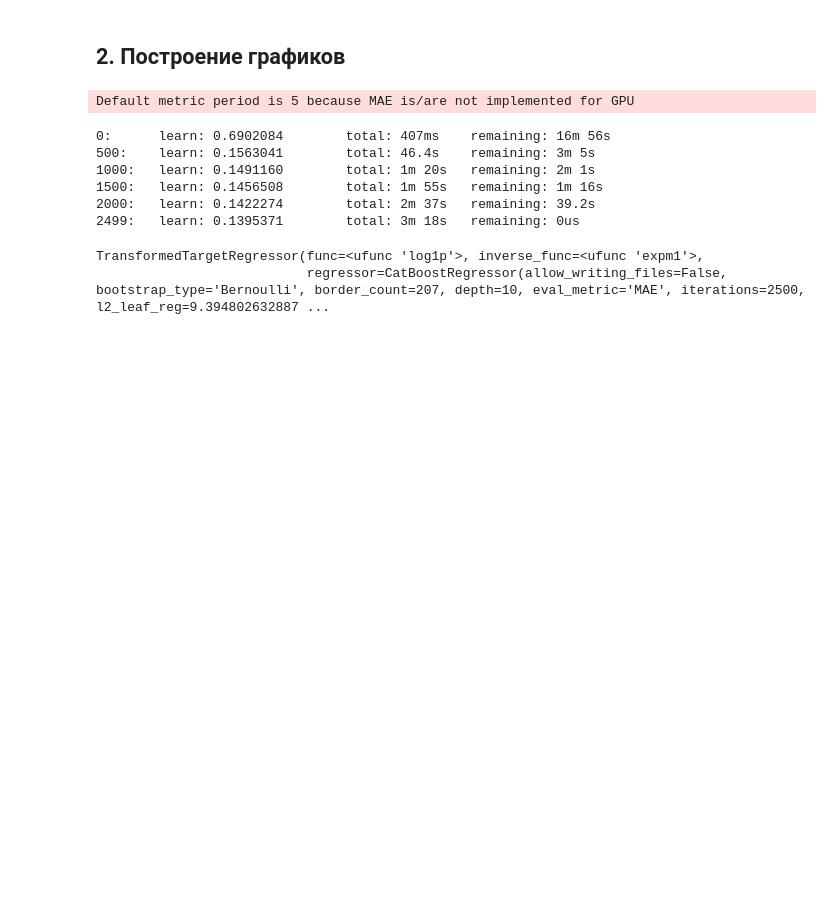
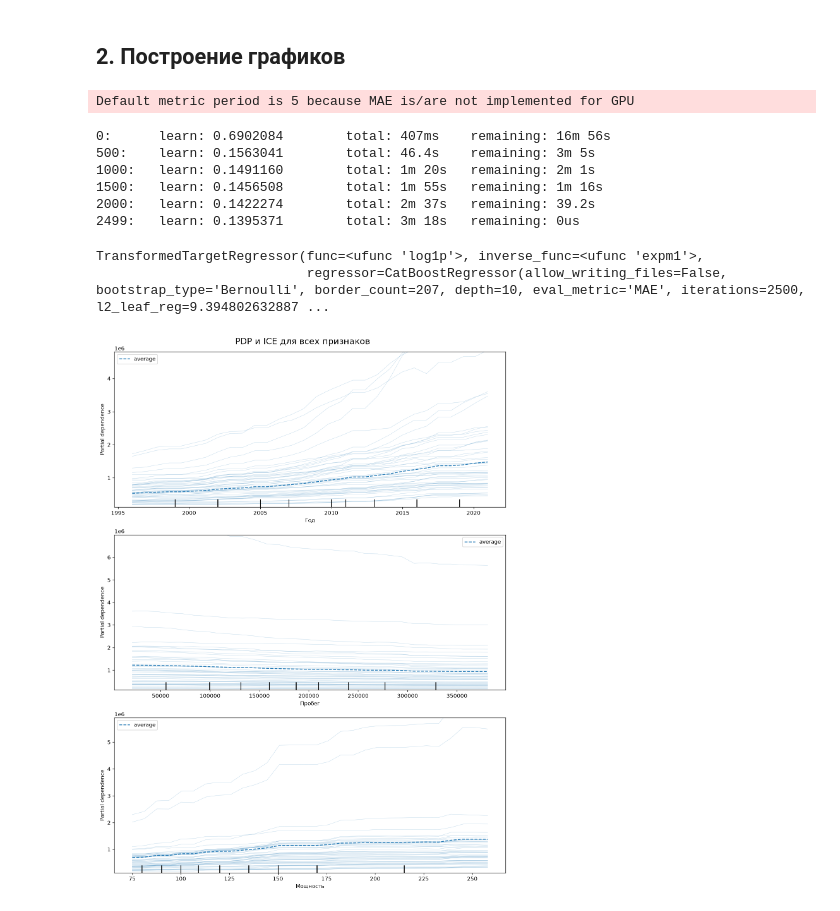
Before and after one commit to deviloon/car-price-analyzer, a Jupyter notebook: researches/02_ice_pdp_analysis.ipynb, the cells around one changed output. Cells and saved outputs as stored; diff of their text form; code cells hidden in the pictures; blank space fills up the shorter version.

Commit message:
Пофиксил отображение графиков

```diff
--- a/researches/02_ice_pdp_analysis.ipynb
+++ b/researches/02_ice_pdp_analysis.ipynb
@@ -120,24 +120,33 @@ Default metric period is 5 because MAE is/are not implemented for GPU
 TransformedTargetRegressor(func=<ufunc 'log1p'>, inverse_func=<ufunc 'expm1'>,
                            regressor=CatBoostRegressor(allow_writing_files=False, bootstrap_type='Bernoulli', border_count=207, depth=10, eval_metric='MAE', iterations=2500, l2_leaf_reg=9.394802632887 ...
 # %%
-import matplotlib.pyplot as plt
-from sklearn.inspection import PartialDependenceDisplay
+features_list = ['Год', 'Пробег', 'Мощность']
 
-features_to_plot = ['Год', 'Пробег', 'Мощность']
+fig, axes = plt.subplots(nrows=3, ncols=1, figsize=(11, 15), dpi=120)
 
-# Строим PDP и ICE вместе
-fig, ax = plt.subplots(nrows=3, ncols=1, figsize=(12, 16), dpi=150)
-
-PartialDependenceDisplay.from_estimator(
+display = PartialDependenceDisplay.from_estimator(
     estimator=wrapped_model,
     X=X_train,
-    features=features_to_plot,
+    features=features_list,
     kind='both',
-    subsample=50, # Ограничим число ICE-линий до 50, чтобы график не превратился в кашу
-    ax=ax,
+    subsample=50,
+    grid_resolution=30,
+    ax=axes,
     n_jobs=-1
 )
 
-plt.suptitle('PDP и ICE графики для модели оценки авто', fontsize=16)
-# plt.tight_layout()
+for res, ax in zip(display.pd_results, display.axes_.flat):
+    y_data = res['individual']
+
+    # Берем 99-й перцентиль
+    y_min = np.min(y_data)
+    y_max = np.percentile(y_data, 99)
+
+    # Насильно растягиваем ось Y под нормальные машины
+    ax.set_ylim(y_min, y_max * 1.15)
+
+plt.suptitle('PDP и ICE для всех признаков', fontsize=16)
+plt.tight_layout()
 plt.show()
+# %% [output]
+[figure, added]
```
